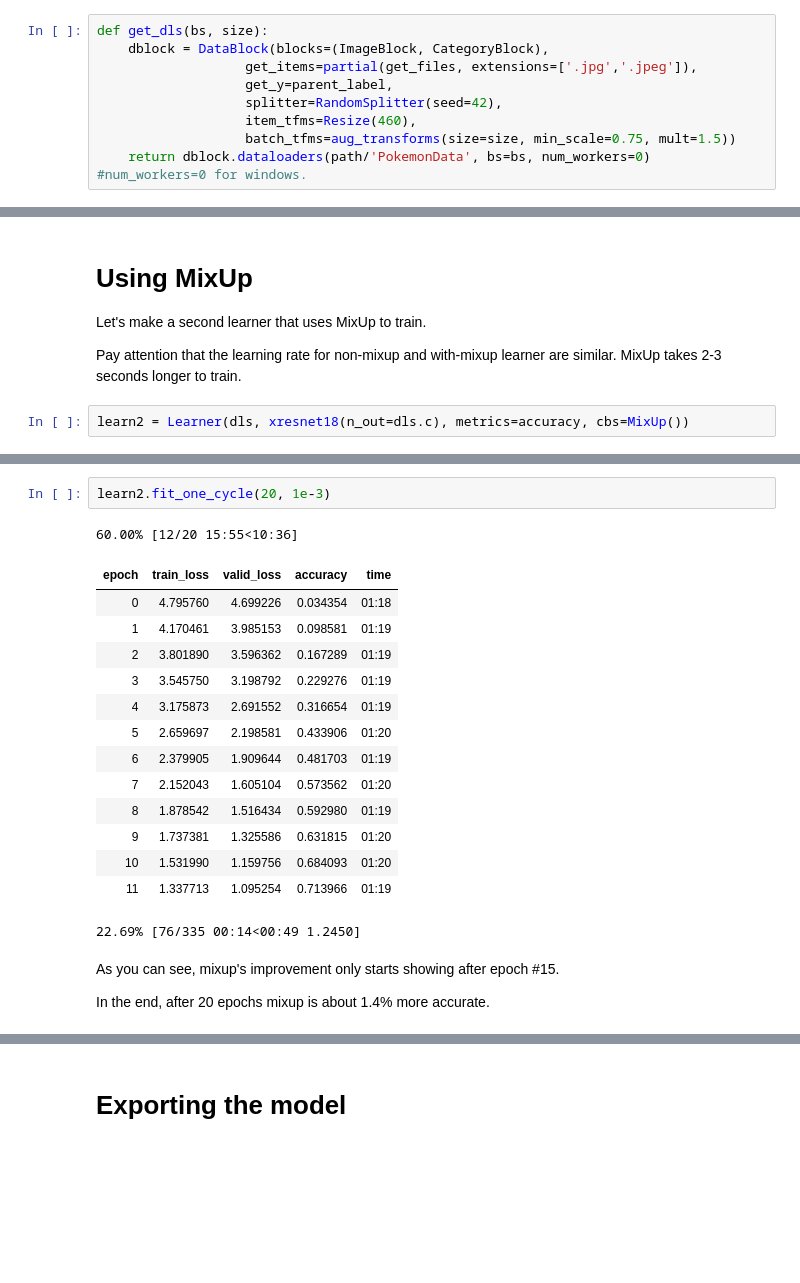
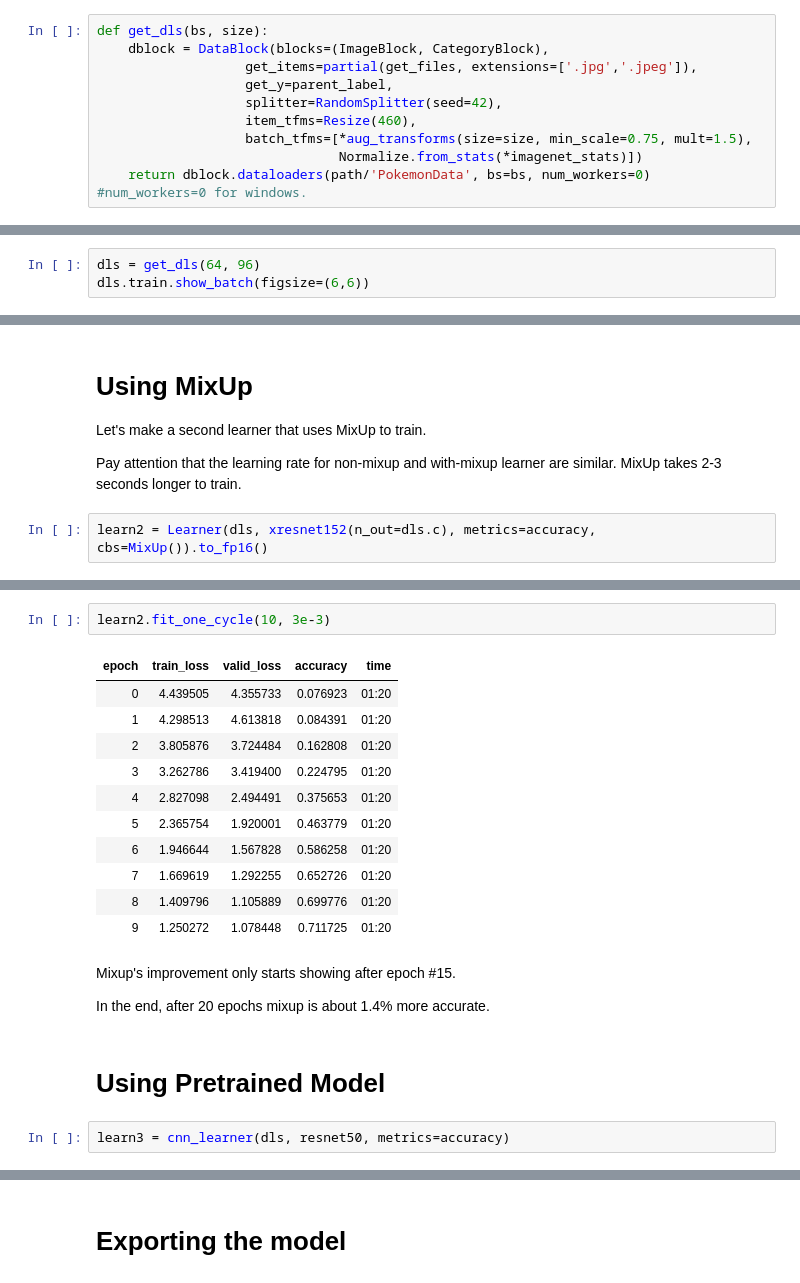
Before and after one commit to msr-lovely/Practical-Deep-Learning-For-Coders, a Jupyter notebook: 05-07/Pokemon Classifier.ipynb, the cells around one changed output, grey strips where cells are left out. Saved outputs shown, nothing was run; the diff lists cells and outputs as text; blank space fills up the shorter version.

```diff
--- a/05-07/Pokemon Classifier.ipynb
+++ b/05-07/Pokemon Classifier.ipynb
@@ -63,5 +65,6 @@ def get_dls(bs, size):
                    get_y=parent_label,
                    splitter=RandomSplitter(seed=42),
                    item_tfms=Resize(460),
-                   batch_tfms=aug_transforms(size=size, min_scale=0.75, mult=1.5))
+                   batch_tfms=[*aug_transforms(size=size, min_scale=0.75, mult=1.5),
+                               Normalize.from_stats(*imagenet_stats)])
     return dblock.dataloaders(path/'PokemonData', bs=bs, num_workers=0) #num_workers=0 for windows.
@@ -74,0 +75,3 @@ dls.train.show_batch(figsize=(6,6))
+# %%
+dls = get_dls(64, 96)
+dls.train.show_batch(figsize=(6,6))
@@ -118,7 +117,7 @@ Let's make a second learner that uses MixUp to train.
 
 Pay attention that the learning rate for non-mixup and with-mixup learner are similar. MixUp takes 2-3 seconds longer to train.
 # %%
-learn2 = Learner(dls, xresnet18(n_out=dls.c), metrics=accuracy, cbs=MixUp())
+learn2 = Learner(dls, xresnet152(n_out=dls.c), metrics=accuracy, cbs=MixUp()).to_fp16()
 # %%
 lr_min2,lr_steep2 = learn2.lr_find()
 lr_min2,lr_steep2
@@ -129,22 +128,22 @@ lr_min2,lr_steep2
 # %%
-learn2.fit_one_cycle(20, 1e-3)
+learn2.fit_one_cycle(10, 3e-3)
 # %% [output]
-60.00% [12/20 15:55<10:36]
 | epoch | train_loss | valid_loss | accuracy | time |
-| 0 | 4.795760 | 4.699226 | 0.034354 | 01:18 |
-| 1 | 4.170461 | 3.985153 | 0.098581 | 01:19 |
-| 2 | 3.801890 | 3.596362 | 0.167289 | 01:19 |
-| 3 | 3.545750 | 3.198792 | 0.229276 | 01:19 |
-| 4 | 3.175873 | 2.691552 | 0.316654 | 01:19 |
-| 5 | 2.659697 | 2.198581 | 0.433906 | 01:20 |
-| 6 | 2.379905 | 1.909644 | 0.481703 | 01:19 |
-| 7 | 2.152043 | 1.605104 | 0.573562 | 01:20 |
-| 8 | 1.878542 | 1.516434 | 0.592980 | 01:19 |
-| 9 | 1.737381 | 1.325586 | 0.631815 | 01:20 |
-| 10 | 1.531990 | 1.159756 | 0.684093 | 01:20 |
-| 11 | 1.337713 | 1.095254 | 0.713966 | 01:19 |
+| 0 | 4.439505 | 4.355733 | 0.076923 | 01:20 |
+| 1 | 4.298513 | 4.613818 | 0.084391 | 01:20 |
+| 2 | 3.805876 | 3.724484 | 0.162808 | 01:20 |
+| 3 | 3.262786 | 3.419400 | 0.224795 | 01:20 |
+| 4 | 2.827098 | 2.494491 | 0.375653 | 01:20 |
+| 5 | 2.365754 | 1.920001 | 0.463779 | 01:20 |
+| 6 | 1.946644 | 1.567828 | 0.586258 | 01:20 |
+| 7 | 1.669619 | 1.292255 | 0.652726 | 01:20 |
+| 8 | 1.409796 | 1.105889 | 0.699776 | 01:20 |
+| 9 | 1.250272 | 1.078448 | 0.711725 | 01:20 |
-22.69% [76/335 00:14<00:49 1.2450]
 # %% [markdown]
-As you can see, mixup's improvement only starts showing after epoch #15.
+Mixup's improvement only starts showing after epoch #15.
 
 In the end, after 20 epochs mixup is about 1.4% more accurate.
+# %% [markdown]
+# Using Pretrained Model
+# %%
+learn3 = cnn_learner(dls, resnet50, metrics=accuracy)
```
Also changed, not shown: parts of 39 cells of this notebook, 1 other file.
